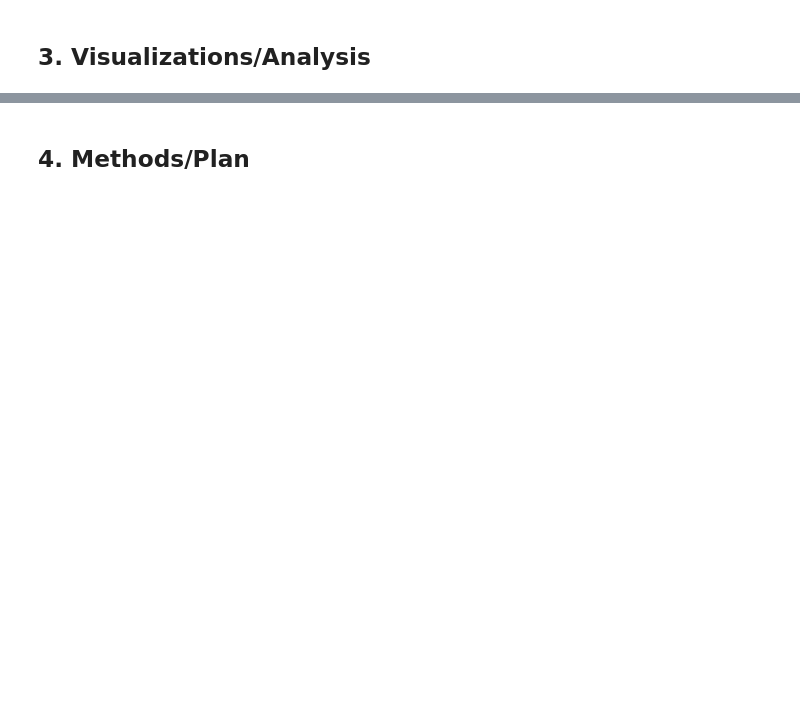
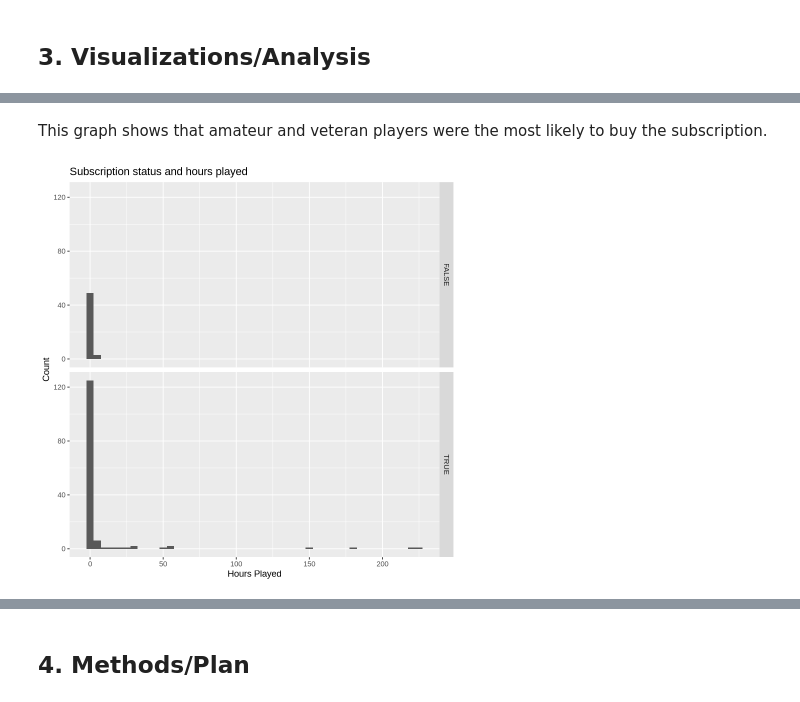
Before and after one commit to JuiceTanWeb/Individual-Project-Planning-Phase, a Jupyter notebook: Project.ipynb, the cells around one changed output, grey strips where cells are left out. Saved outputs shown, nothing was run; the diff lists cells and outputs as text; code cells hidden in the pictures; blank space fills up the shorter version.

```diff
--- a/Project.ipynb
+++ b/Project.ipynb
@@ -141,0 +212,10 @@ Can experience level predict subscription status?
+# %% [markdown]
+This graph shows that amateur and veteran players were the most likely to buy the subscription.
+# %%
+ggplot(players, aes(played_hours)) +
+geom_histogram(binwidth = 5) +
+facet_grid(rows = vars(subscribe)) +
+labs(x = "Hours Played", y = "Count") +
+ggtitle("Subscription status and hours played")
+# %% [output]
+[figure, added]
```
Also changed, not shown: parts of 10 cells of this notebook.
